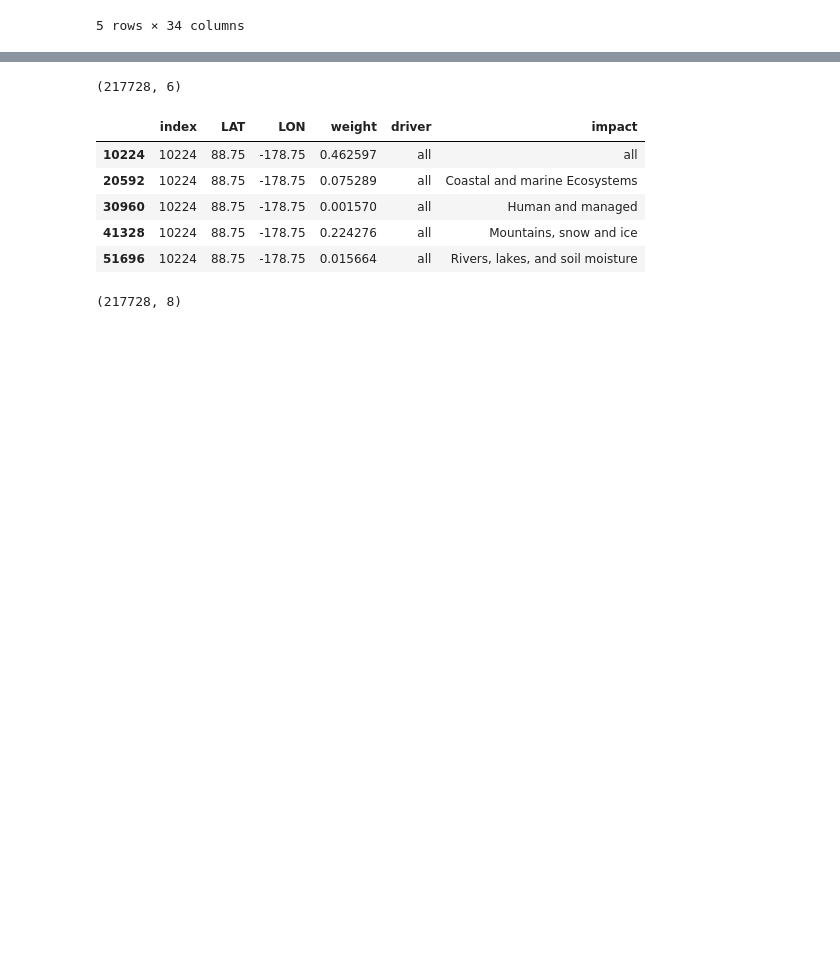
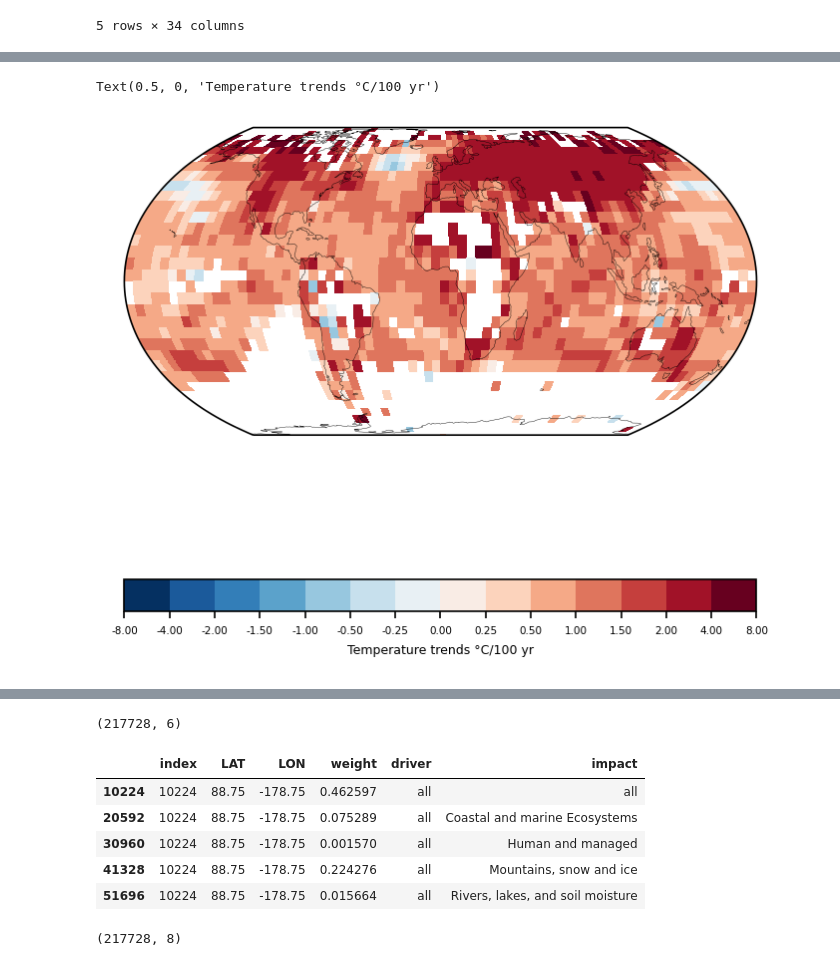
Before and after one commit to mcallaghan/interactive-impacts-map, a Jupyter notebook: transform_data.ipynb, the cells around one changed output, grey strips where cells are left out. Drawn from its saved outputs; the diff is of its cells as text; code cells hidden in the pictures; blank space fills up the shorter version.

Commit message:
observations and modelled trends

```diff
--- a/transform_data.ipynb
+++ b/transform_data.ipynb
@@ -79,0 +254,47 @@ len(df.LAT.unique()),len(df.LON.unique())
+# %%
+import matplotlib.pyplot as plt
+import cartopy
+import cartopy.crs as ccrs
+import matplotlib.gridspec as gridspec
+import matplotlib as mpl
+
+fig = plt.figure(constrained_layout=True, dpi=150, figsize=(12,5))
+gs = gridspec.GridSpec(ncols=2, nrows=2, figure=fig, wspace=0.2, height_ratios=[1,0.1])
+
+##
+ax = fig.add_subplot(gs[0,0],projection=ccrs.EqualEarth(),)
+ax.coastlines(lw=0.2)
+shape = (len(df.LAT.unique()), len(df.LON.unique()))
+
+n = np.array(df.obs_temp).reshape(shape)
+
+bounds = np.array([-8,-4,-2,-1,-0.5,-.25,0,.25,.5,1,2,4,8])
+bounds = np.array([-8,-4,-2,-1.5,-1,-0.5,-.25,0,.25,.5,1,1.5,2,4,8])
+cmap_mgm = plt.cm.get_cmap('RdBu_r',len(bounds)-1)
+colors = list(cmap_mgm(np.arange(len(bounds))))
+cmap = mpl.colors.ListedColormap(colors, "")
+
+mesh=ax.pcolormesh(
+    df.LON.unique(),
+    df.LAT.unique(),
+    n,
+    cmap=cmap,
+    norm = mpl.colors.BoundaryNorm(bounds,ncolors=len(bounds)),
+    transform=ccrs.PlateCarree(),
+)
+
+cax = fig.add_subplot(gs[1,0])
+cax.axis('off')
+cbar = plt.colorbar(
+    mesh,ax=cax,orientation="horizontal",
+    fraction=0.7, pad=0.05,
+)
+
+cbar.ax.tick_params(labelsize=5)
+
+cbar.set_ticks(bounds)
+cbar.set_ticklabels([f"{x:.2f}" for x in bounds])
+cbar.ax.set_xlabel("Temperature trends °C/100 yr",fontsize=6)
+# %% [output]
+Text(0.5, 0, 'Temperature trends °C/100 yr')
+[figure, added]
```
Also changed, not shown: parts of 16 cells of this notebook, 7 other files.
